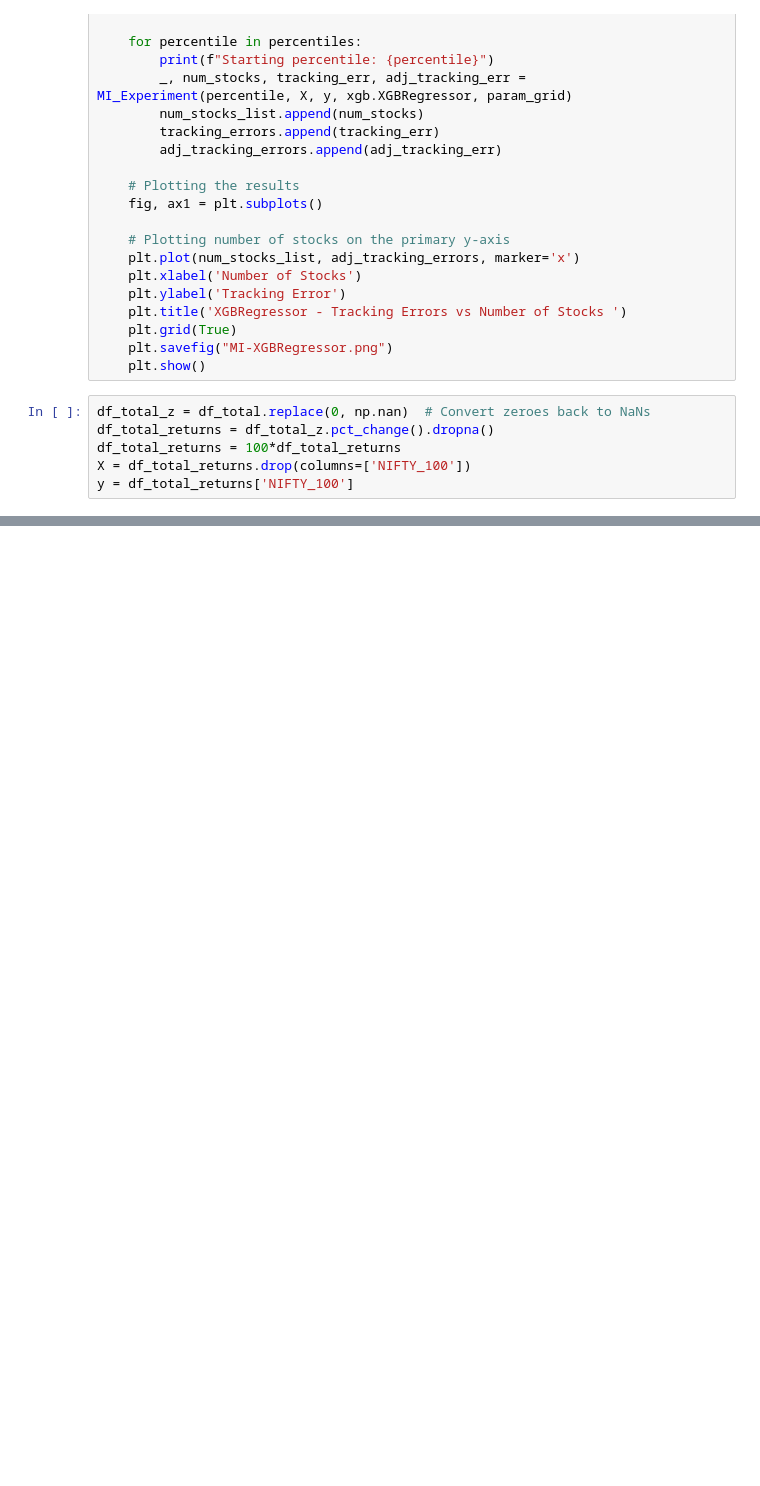
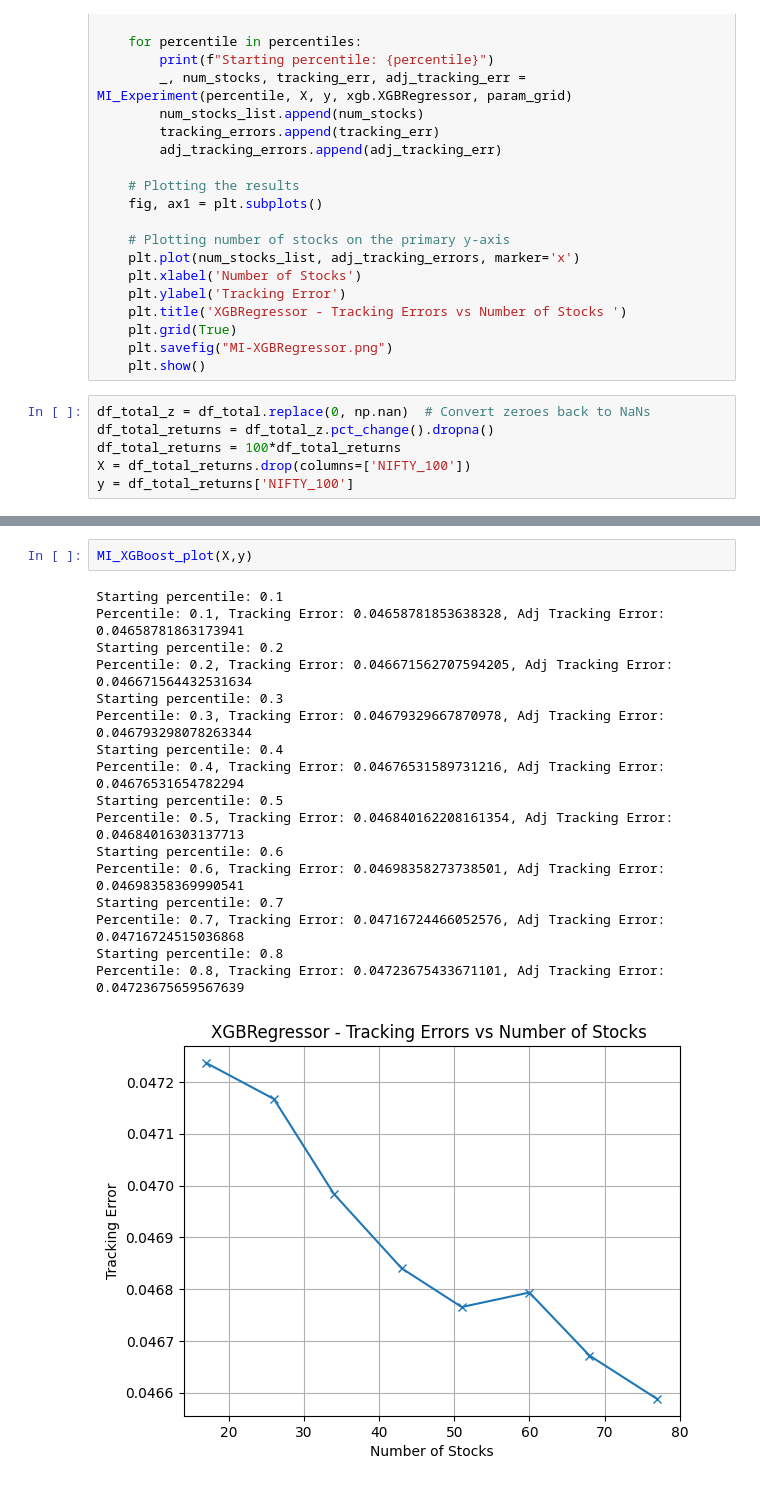
Before and after one commit to dbriito13/CSCA5622, a Jupyter notebook: nifty-50-partial-replication.ipynb, the cells around one changed output, grey strips where cells are left out. Saved outputs shown, nothing was run; the diff lists cells and outputs as text; blank space fills up the shorter version.

```diff
--- a/nifty-50-partial-replication.ipynb
+++ b/nifty-50-partial-replication.ipynb
@@ -749 +896,21 @@ Percentile: 0.6, Tracking Error: 0.04762243786165846, Adj Tracking Error: 0.0476
 [figure]
+# %%
+MI_XGBoost_plot(X,y)
+# %% [output]
+Starting percentile: 0.1
+Percentile: 0.1, Tracking Error: 0.04658781853638328, Adj Tracking Error: 0.04658781863173941
+Starting percentile: 0.2
+Percentile: 0.2, Tracking Error: 0.046671562707594205, Adj Tracking Error: 0.046671564432531634
+Starting percentile: 0.3
+Percentile: 0.3, Tracking Error: 0.04679329667870978, Adj Tracking Error: 0.046793298078263344
+Starting percentile: 0.4
+Percentile: 0.4, Tracking Error: 0.04676531589731216, Adj Tracking Error: 0.04676531654782294
+Starting percentile: 0.5
+Percentile: 0.5, Tracking Error: 0.046840162208161354, Adj Tracking Error: 0.04684016303137713
+Starting percentile: 0.6
+Percentile: 0.6, Tracking Error: 0.04698358273738501, Adj Tracking Error: 0.04698358369990541
+Starting percentile: 0.7
+Percentile: 0.7, Tracking Error: 0.04716724466052576, Adj Tracking Error: 0.04716724515036868
+Starting percentile: 0.8
+Percentile: 0.8, Tracking Error: 0.04723675433671101, Adj Tracking Error: 0.04723675659567639
+[figure, added]
```
Also changed, not shown: parts of 3 cells of this notebook.
